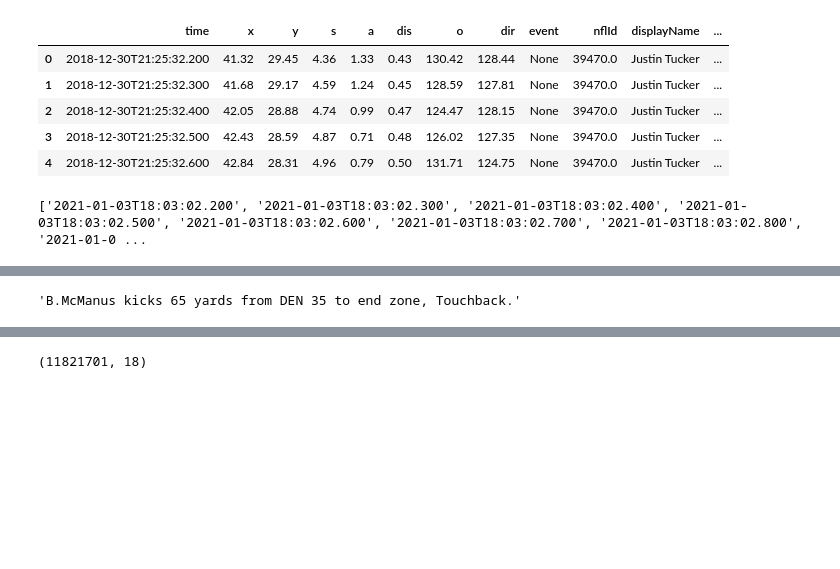
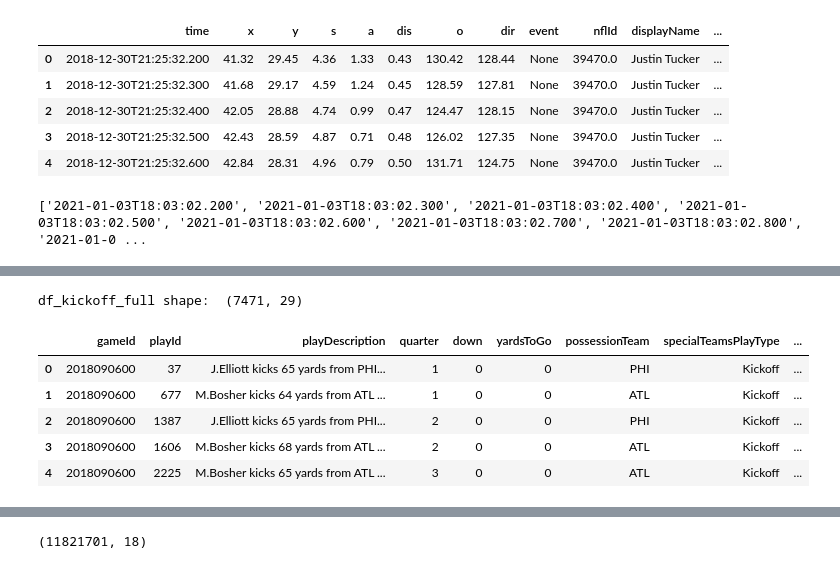
Before and after one commit to aj-ai/nfl_big_data_bowl_2022, a Jupyter notebook: eda.ipynb, the cells around one changed output, grey strips where cells are left out. Cells and saved outputs as stored; diff of their text form; code cells hidden in the pictures; blank space fills up the shorter version.

Commit message:
data merge

```diff
--- a/eda.ipynb
+++ b/eda.ipynb
@@ -239,4 +200,14 @@ with open('./data/pkl/df_play_length.pkl', 'wb') as f:
-# %%
-df_plays.loc[(df_plays['gameId'] == 2019122913) & (df_plays['playId'] == 3017)]['playDescription'].iloc[0]
-# %% [output]
-'B.McManus kicks 65 yards from DEN 35 to end zone, Touchback.'
+# %%
+# Now join new df_play_length with df_plays
+df_kickoff_full = df_plays.merge(df_play_length, how='inner', on=['gameId', 'playId'])
+
+print("df_kickoff_full shape: ", df_kickoff_full.shape)
+df_kickoff_full.head()
+# %% [output]
+df_kickoff_full shape:  (7471, 29)
+|  | gameId | playId | playDescription | quarter | down | yardsToGo | possessionTeam | specialTeamsPlayType | ... |
+| 0 | 2018090600 | 37 | J.Elliott kicks 65 yards from PHI... | 1 | 0 | 0 | PHI | Kickoff | ... |
+| 1 | 2018090600 | 677 | M.Bosher kicks 64 yards from ATL ... | 1 | 0 | 0 | ATL | Kickoff | ... |
+| 2 | 2018090600 | 1387 | J.Elliott kicks 65 yards from PHI... | 2 | 0 | 0 | PHI | Kickoff | ... |
+| 3 | 2018090600 | 1606 | M.Bosher kicks 68 yards from ATL ... | 2 | 0 | 0 | ATL | Kickoff | ... |
+| 4 | 2018090600 | 2225 | M.Bosher kicks 65 yards from ATL ... | 3 | 0 | 0 | ATL | Kickoff | ... |
```
Also changed, not shown: parts of 3 cells of this notebook.
